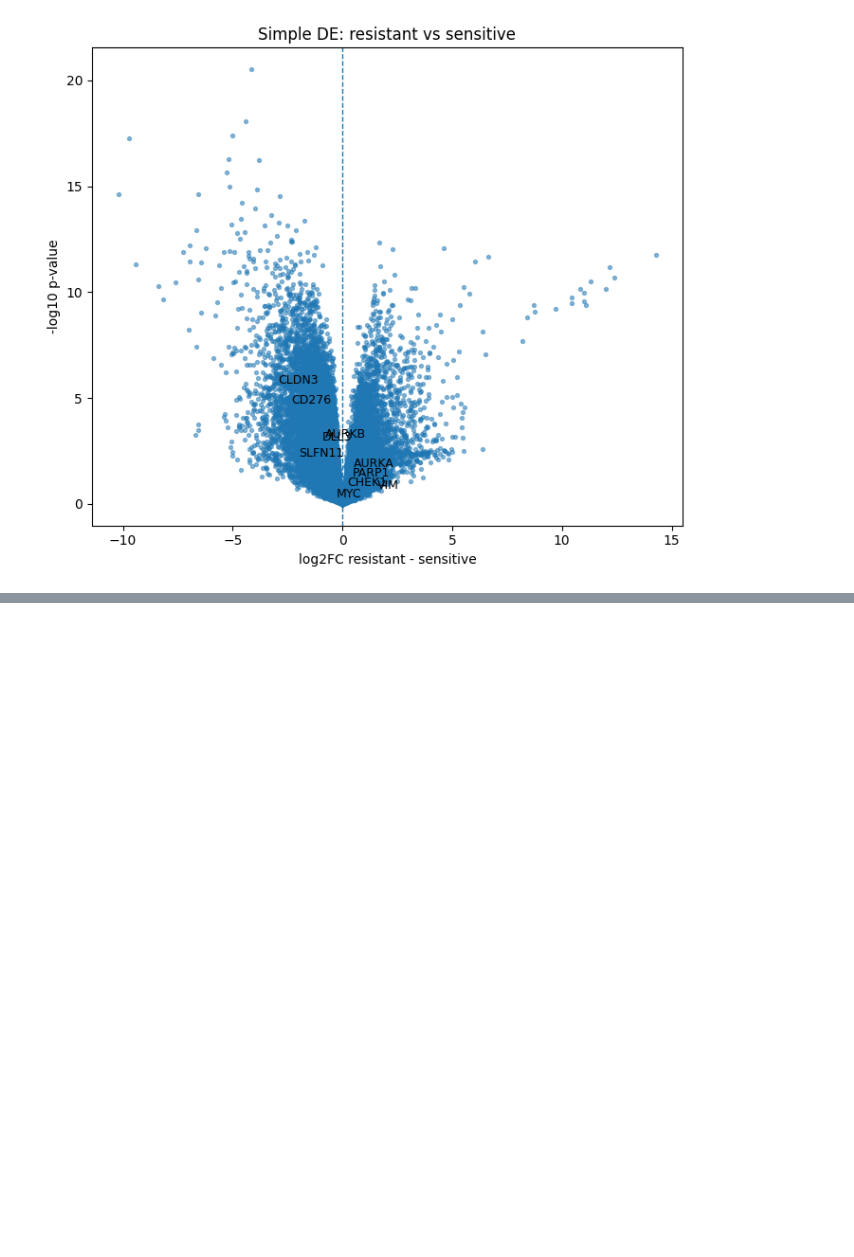
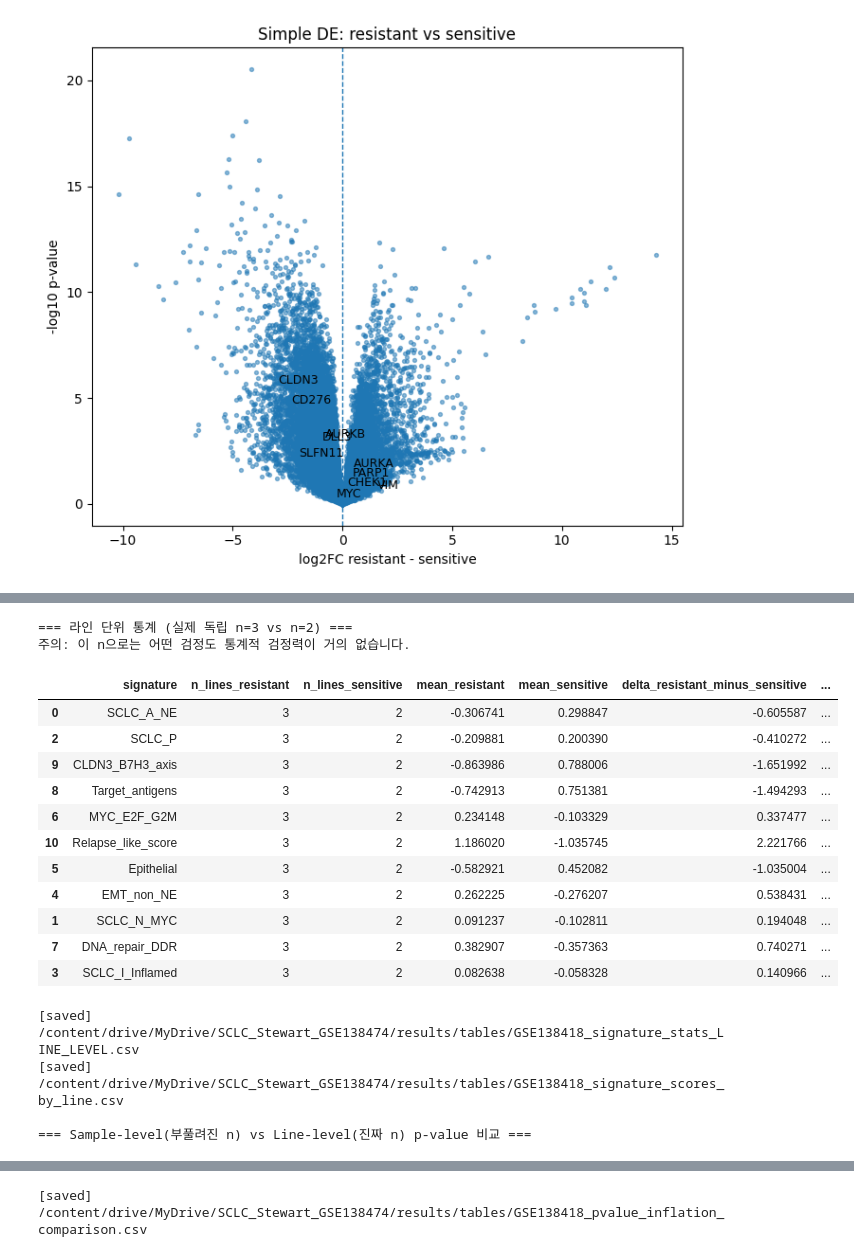
Before and after one commit to JIUCHOI/zuzuggongzu, a Jupyter notebook: Stewart_SCLC_public_RNA_seq_reanalysis.ipynb, the cells around one changed output, grey strips where cells are left out. Saved outputs shown, nothing was run; the diff lists cells and outputs as text; code cells hidden in the pictures; blank space fills up the shorter version.

```diff
--- a/Stewart_SCLC_public_RNA_seq_reanalysis.ipynb
+++ b/Stewart_SCLC_public_RNA_seq_reanalysis.ipynb
@@ -914,0 +987,79 @@ plt.show()
+# %%
+# =========================
+# Step A12-fix. 시그니처 스코어 통계 - 라인 단위로 재계산
+# =========================
+
+# scores_meta에 line 컬럼이 없으므로 다시 추가 (meta는 이미 line을 가지고 있음)
+scores_meta["line"] = meta.loc[scores_meta.index, "line"]
+
+def compare_two_groups_by_line(df, score_cols, line_col="line",
+                                 group_col="response_clean",
+                                 group_a="resistant", group_b="sensitive"):
+    line_level = df.groupby(line_col)[score_cols + [group_col]].agg(
+        {**{c: "mean" for c in score_cols}, group_col: "first"}
+    )
+
+    rows = []
+    for col in score_cols:
+        a = line_level.loc[line_level[group_col] == group_a, col].dropna()
+        b = line_level.loc[line_level[group_col] == group_b, col].dropna()
+
+        row = {
+            "signature": col,
+            "n_lines_resistant": len(a),
+            "n_lines_sensitive": len(b),
+            "mean_resistant": a.mean() if len(a) else np.nan,
+            "mean_sensitive": b.mean() if len(b) else np.nan,
+            "delta_resistant_minus_sensitive": (a.mean() - b.mean()) if len(a) and len(b) else np.nan,
+        }
+
+        if len(a) >= 2 and len(b) >= 2:
+            stat, p = stats.mannwhitneyu(a, b, alternative="two-sided")
+            row["p_mannwhitney_line_level"] = p
+        else:
+            row["p_mannwhitney_line_level"] = np.nan
+
+        rows.append(row)
+
+    out = pd.DataFrame(rows)
+    out["q_bh"] = multipletests(out["p_mannwhitney_line_level"].fillna(1), method="fdr_bh")[1]
+    return out.sort_values("p_mannwhitney_line_level"), line_level
+
+
+score_cols = list(SIGNATURES.keys()) + ["Relapse_like_score"]
+sig_stats_line, line_level_scores = compare_two_groups_by_line(scores_meta, score_cols)
+
+print("=== 라인 단위 통계 (실제 독립 n=3 vs n=2) ===")
+print("주의: 이 n으로는 어떤 검정도 통계적 검정력이 거의 없습니다.")
+display(sig_stats_line)
+
+save_table(sig_stats_line, "GSE138418_signature_stats_LINE_LEVEL.csv")
+save_table(line_level_scores, "GSE138418_signature_scores_by_line.csv")
+
+comparison = sig_stats.set_index("signature")[["p_mannwhitney"]].rename(
+    columns={"p_mannwhitney": "p_SAMPLE_level_INFLATED"}
+).join(
+    sig_stats_line.set_index("signature")[["p_mannwhitney_line_level"]]
+)
+print("\n=== Sample-level(부풀려진 n) vs Line-level(진짜 n) p-value 비교 ===")
+display(comparison)
+save_table(comparison, "GSE138418_pvalue_inflation_comparison.csv")
+# %% [output]
+=== 라인 단위 통계 (실제 독립 n=3 vs n=2) ===
+주의: 이 n으로는 어떤 검정도 통계적 검정력이 거의 없습니다.
+|  | signature | n_lines_resistant | n_lines_sensitive | mean_resistant | mean_sensitive | delta_resistant_minus_sensitive | ... |
+| 0 | SCLC_A_NE | 3 | 2 | -0.306741 | 0.298847 | -0.605587 | ... |
+| 2 | SCLC_P | 3 | 2 | -0.209881 | 0.200390 | -0.410272 | ... |
+| 9 | CLDN3_B7H3_axis | 3 | 2 | -0.863986 | 0.788006 | -1.651992 | ... |
+| 8 | Target_antigens | 3 | 2 | -0.742913 | 0.751381 | -1.494293 | ... |
+| 6 | MYC_E2F_G2M | 3 | 2 | 0.234148 | -0.103329 | 0.337477 | ... |
+| 10 | Relapse_like_score | 3 | 2 | 1.186020 | -1.035745 | 2.221766 | ... |
+| 5 | Epithelial | 3 | 2 | -0.582921 | 0.452082 | -1.035004 | ... |
+| 4 | EMT_non_NE | 3 | 2 | 0.262225 | -0.276207 | 0.538431 | ... |
+| 1 | SCLC_N_MYC | 3 | 2 | 0.091237 | -0.102811 | 0.194048 | ... |
+| 7 | DNA_repair_DDR | 3 | 2 | 0.382907 | -0.357363 | 0.740271 | ... |
+| 3 | SCLC_I_Inflamed | 3 | 2 | 0.082638 | -0.058328 | 0.140966 | ... |
+[saved] /content/drive/MyDrive/SCLC_Stewart_GSE138474/results/tables/GSE138418_signature_stats_LINE_LEVEL.csv
+[saved] /content/drive/MyDrive/SCLC_Stewart_GSE138474/results/tables/GSE138418_signature_scores_by_line.csv
+
+=== Sample-level(부풀려진 n) vs Line-level(진짜 n) p-value 비교 ===
@@ -914,0 +1079 @@ plt.show()
+[saved] /content/drive/MyDrive/SCLC_Stewart_GSE138474/results/tables/GSE138418_pvalue_inflation_comparison.csv
```
Also changed, not shown: parts of 8 cells of this notebook.
